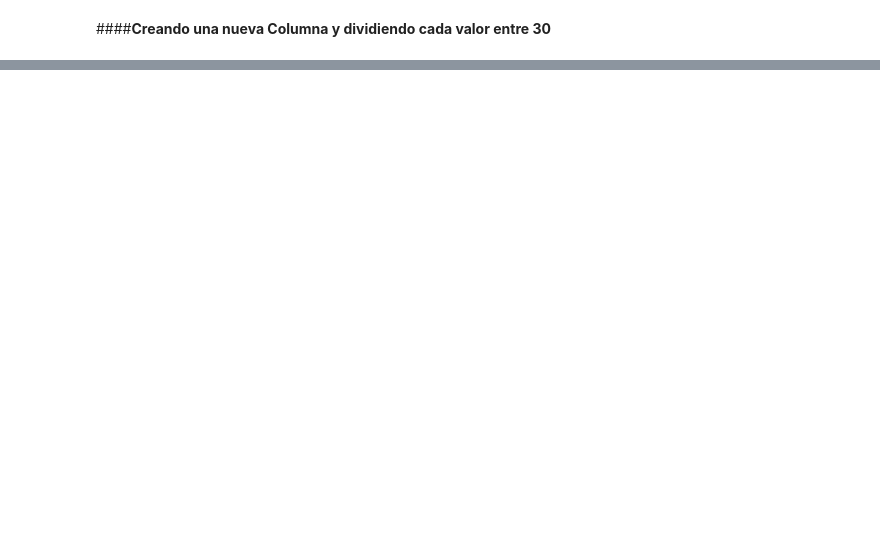
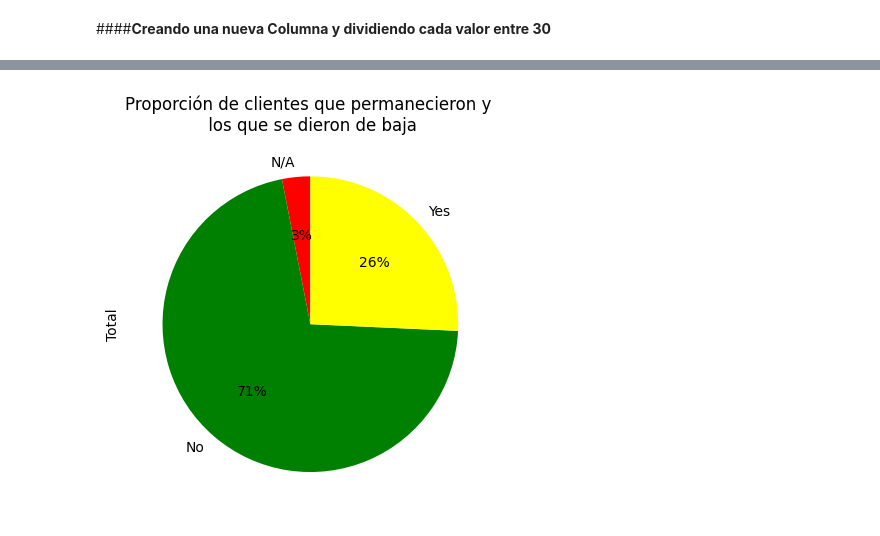
Before and after one commit to Yasna79/Challenge-Telecom-X_Alura_latam, a Jupyter notebook: Telecom_Latam0.ipynb, the cells around one changed output, grey strips where cells are left out. Drawn from its saved outputs; the diff is of its cells as text; code cells hidden in the pictures; blank space fills up the shorter version.

```diff
--- a/Telecom_Latam0.ipynb
+++ b/Telecom_Latam0.ipynb
@@ -209,0 +307,8 @@ df.unique
+# %%
+colum_to_binary = ['OnlineSecurity', 'OnlineBackup', 'DeviceProtection',
+       'TechSupport', 'StreamingTV', 'StreamingMovies']
+
+for col in colum_to_binary:
+    df[col] = df[col].apply(lambda x: 1 if x == 'Yes' else 0)
+
+df
@@ -209,0 +338,3 @@ df.unique
+# %%
+df['Churn'] = df['Churn'].apply(lambda x: x if x == 'Yes' or x =='No' else 'N/A')
+df
@@ -209,0 +368,4 @@ df.unique
+# %%
+df1=df.groupby('Churn').size().reset_index(name='Total')
+df1 = df1.set_index('Churn')
+df1
@@ -209,0 +381,6 @@ df.unique
+# %%
+df1['Total'].plot(kind='pie', autopct='%1.f%%', startangle=90, colors=['red', 'green','yellow'])
+plt.title('Proporción de clientes que permanecieron y \n los que se dieron de baja')
+plt.show()
+# %% [output]
+[figure, added]
```
Also changed, not shown: parts of 27 cells of this notebook.
